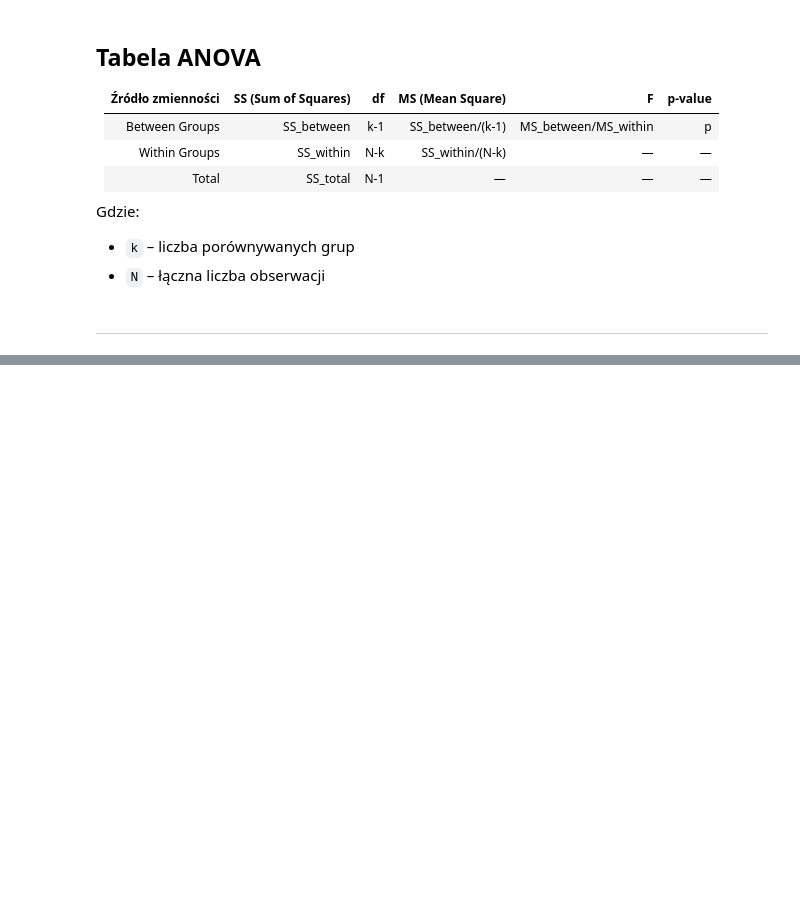
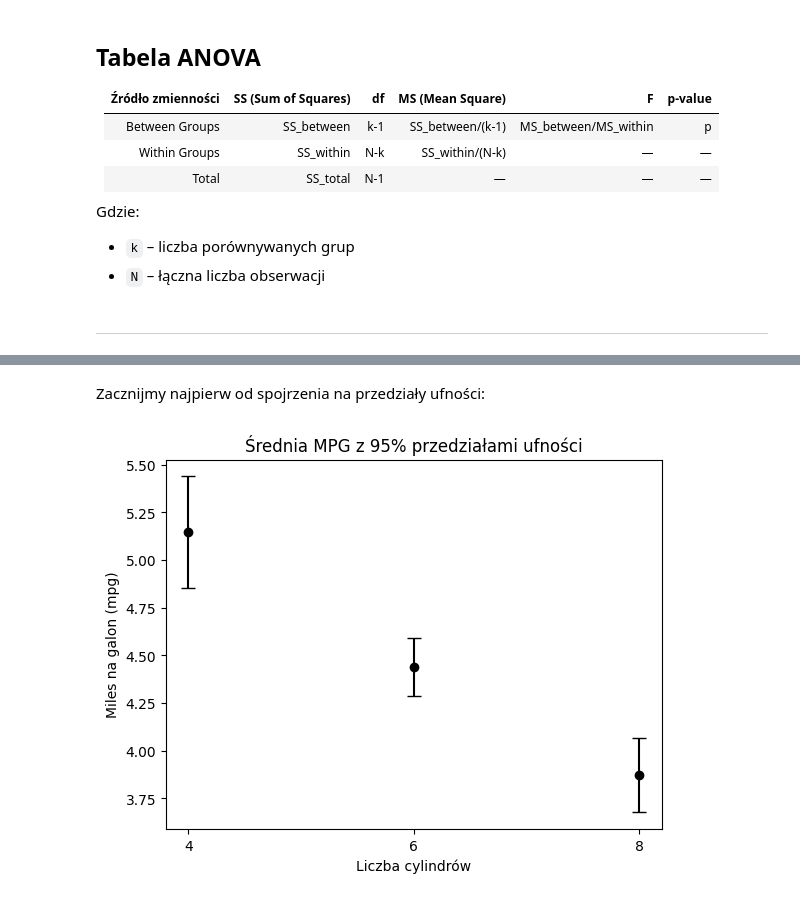
Before and after one commit to rk404/sadKF, a Jupyter notebook: 14-Anova.ipynb, the cells around one changed output, grey strips where cells are left out. Saved outputs shown, nothing was run; the diff lists cells and outputs as text; code cells hidden in the pictures; blank space fills up the shorter version.

```diff
--- a/14-Anova.ipynb
+++ b/14-Anova.ipynb
@@ -54,0 +92,33 @@ Gdzie:
+# %% [markdown]
+Zacznijmy najpierw od spojrzenia na przedziały ufności:
+# %%
+import pandas as pd
+import matplotlib.pyplot as plt
+import statsmodels.api as sm
+from statsmodels.stats.weightstats import DescrStatsW
+
+# Obliczenie średnich i 95% CI dla mpg w grupach cylindrów
+means = mtcars.groupby('cyl')['mpg'].mean()
+conf_intervals = mtcars.groupby('cyl')['mpg'].apply(lambda x: DescrStatsW(x).tconfint_mean())
+
+# Ekstrakcja dolnej i górnej granicy CI
+lower_bounds = conf_intervals.apply(lambda x: x[0])
+upper_bounds = conf_intervals.apply(lambda x: x[1])
+
+# Wykres punktowy ze słupkami błędów (95% CI)
+plt.errorbar(
+    means.index,
+    means,
+    yerr=[means - lower_bounds, upper_bounds - means],
+    fmt='o',
+    capsize=5,
+    color='black'
+)
+
+plt.xlabel("Liczba cylindrów")
+plt.ylabel("Miles na galon (mpg)")
+plt.title("Średnia MPG z 95% przedziałami ufności")
+
+plt.show()
+# %% [output]
+[figure, added]
```
Also changed, not shown: parts of 22 cells of this notebook.
